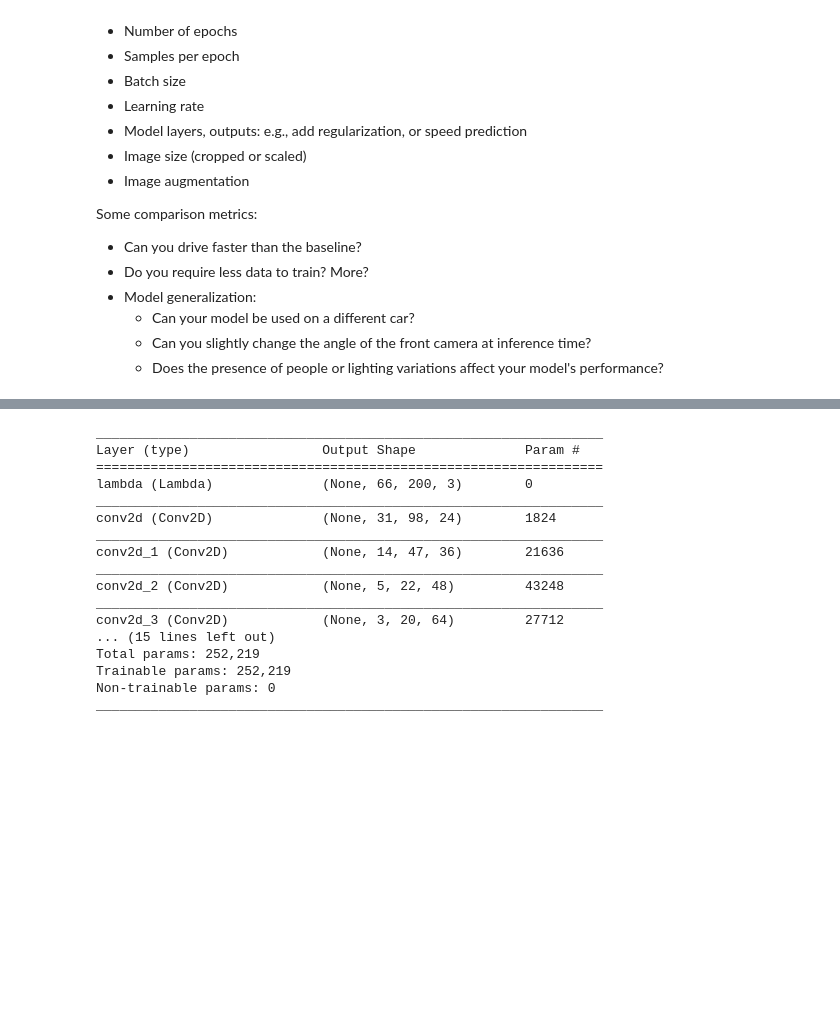
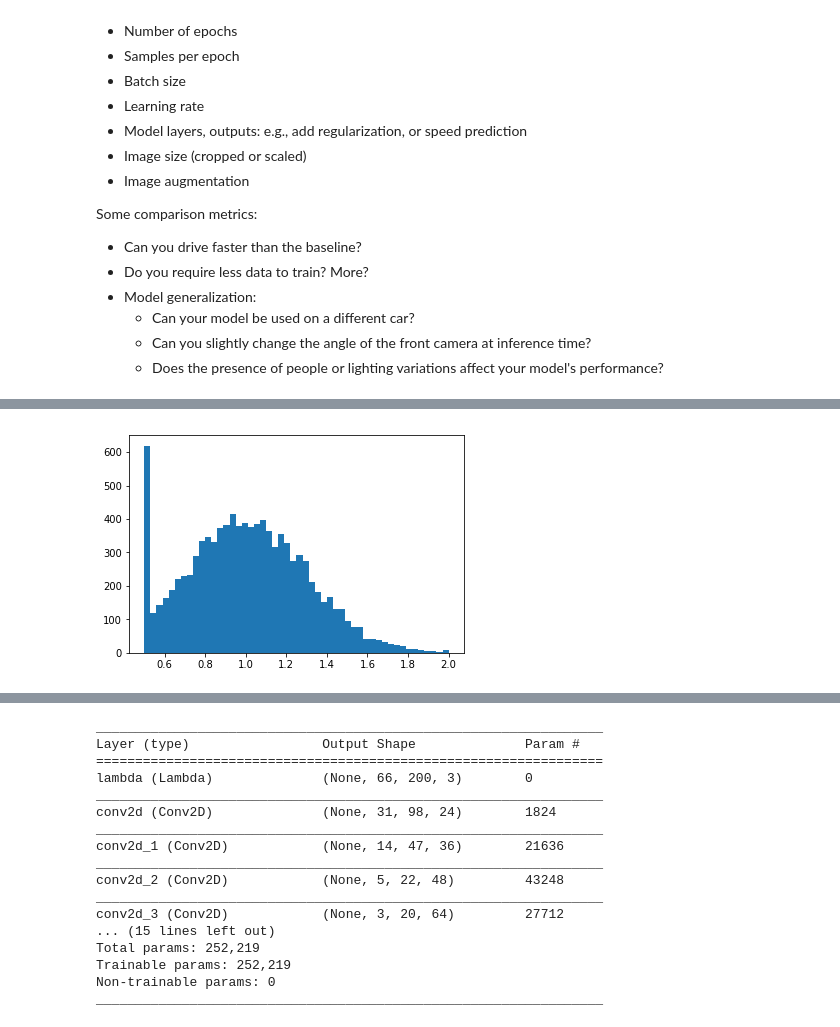
Before and after one commit to mmaz/imitation_learning_lab, a Jupyter notebook: train_RACECAR_pilotnet.ipynb, the cells around one changed output, grey strips where cells are left out. Cells and saved outputs as stored; diff of their text form; code cells hidden in the pictures; blank space fills up the shorter version.

```diff
--- a/train_RACECAR_pilotnet.ipynb
+++ b/train_RACECAR_pilotnet.ipynb
@@ -121,0 +154,33 @@ fig.set_size_inches(15,5);
+# %%
+def increase_brightness(img):
+    # perceptually a bit more uniform than perturb_gamma
+    value = np.random.randint(20,60)
+    hsv = cv.cvtColor(img, cv.COLOR_BGR2HSV)
+    h, s, v = cv.split(hsv)
+
+    lim = 255 - value
+    v[v > lim] = 255
+    v[v <= lim] += value
+
+    final_hsv = cv.merge((h, s, v))
+    img = cv.cvtColor(final_hsv, cv.COLOR_HSV2BGR)
+    return img
+
+def make_random_gamma():
+    random_gamma = np.random.normal(1, 0.3)
+    random_gamma = np.clip(random_gamma, 0.5, 2)
+    return random_gamma
+
+def perturb_gamma(img): # https://stackoverflow.com/a/51174313
+    gamma = make_random_gamma()
+    invGamma = 1.0 / gamma
+    table = np.array([
+        ((i / 255.0) ** invGamma) * 255
+        for i in np.arange(0, 256)])
+    return cv.LUT(img, table.astype(np.uint8))
+
+# visualize range of random gamma perturbations
+rg = [make_random_gamma() for i in range(10000)]
+plt.hist(rg, bins=50);
+# %% [output]
+[figure, added]
```
Also changed, not shown: parts of 16 cells of this notebook, 1 other file.
